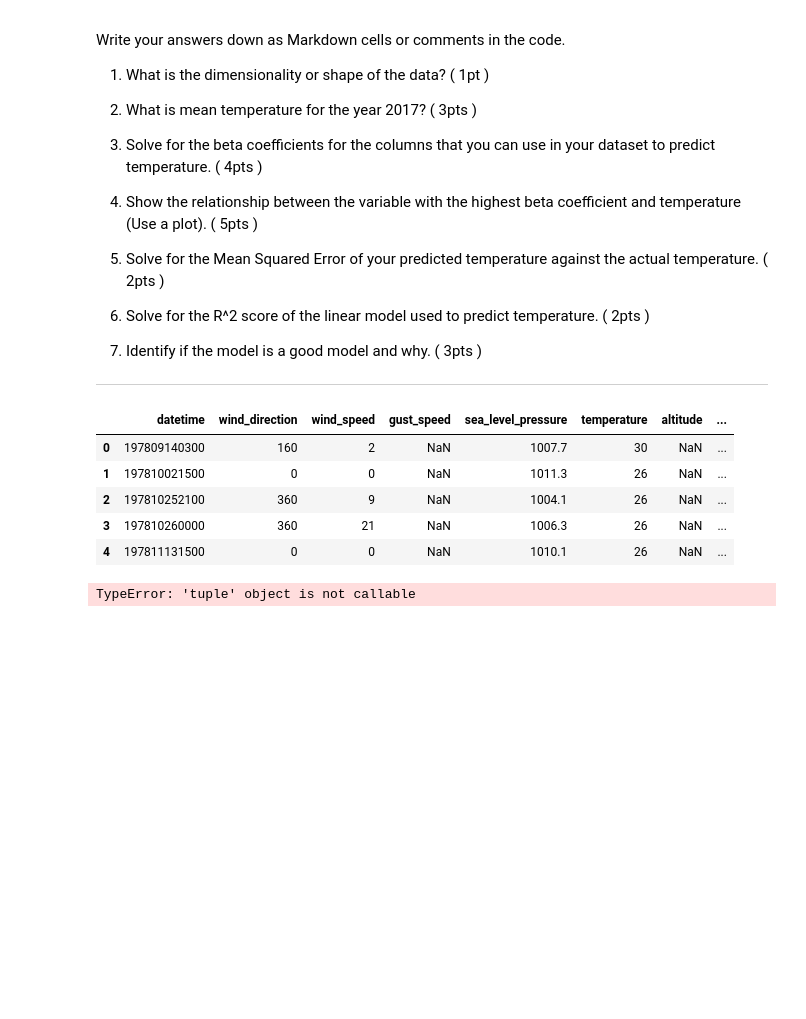
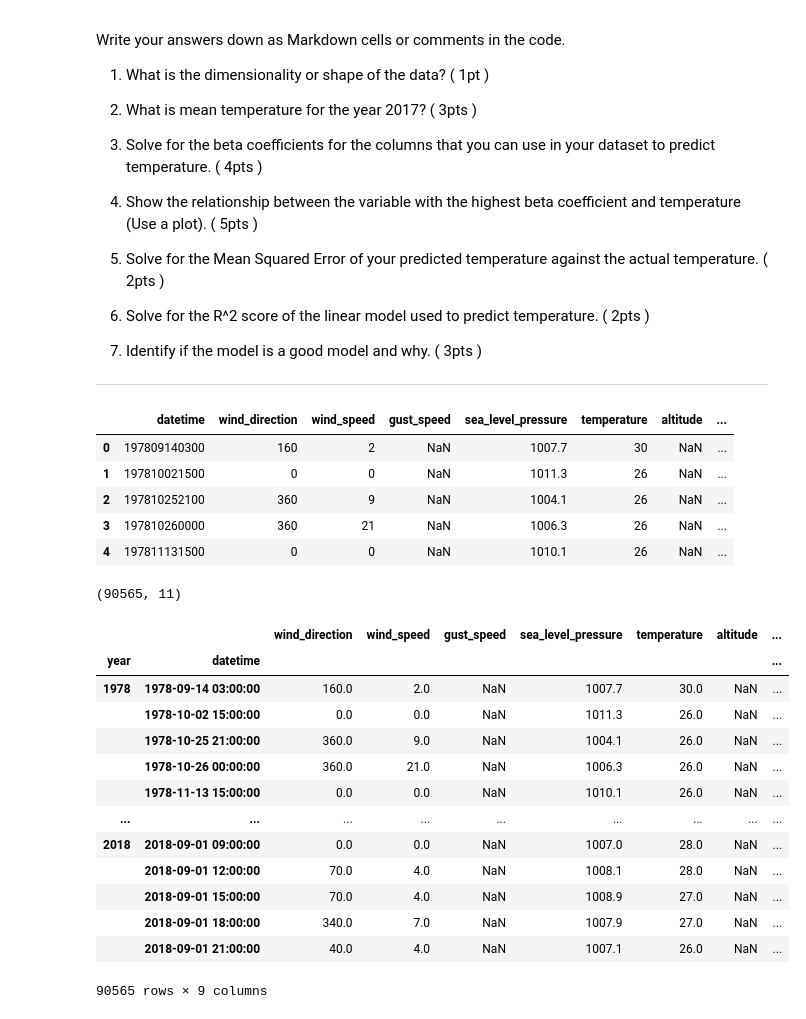
Before and after one commit to jvgcalites/apper-eda, a Jupyter notebook: Notebooks/PS1 - CS129.18.ipynb, the cells around one changed output. Saved outputs shown, nothing was run; the diff lists cells and outputs as text; code cells hidden in the pictures; blank space fills up the shorter version.

```diff
--- a/Notebooks/PS1 - CS129.18.ipynb
+++ b/Notebooks/PS1 - CS129.18.ipynb
@@ -67,6 +67,6 @@ df.head()
 | 3 | 197810260000 | 360 | 21 | NaN | 1006.3 | 26 | NaN | ... |
 | 4 | 197811131500 | 0 | 0 | NaN | 1010.1 | 26 | NaN | ... |
 # %%
-df.shape()
+df.shape
 # %% [output]
-TypeError: 'tuple' object is not callable
+(90565, 11)
@@ -74,0 +79,18 @@ TypeError: 'tuple' object is not callable
+# %%
+yearly_df = df.groupby(['year', 'datetime']).mean()
+yearly_df
+# %% [output]
+|  |  | wind_direction | wind_speed | gust_speed | sea_level_pressure | temperature | altitude | ... |
+| year | datetime |  |  |  |  |  |  | ... |
+| 1978 | 1978-09-14 03:00:00 | 160.0 | 2.0 | NaN | 1007.7 | 30.0 | NaN | ... |
+|  | 1978-10-02 15:00:00 | 0.0 | 0.0 | NaN | 1011.3 | 26.0 | NaN | ... |
+|  | 1978-10-25 21:00:00 | 360.0 | 9.0 | NaN | 1004.1 | 26.0 | NaN | ... |
+|  | 1978-10-26 00:00:00 | 360.0 | 21.0 | NaN | 1006.3 | 26.0 | NaN | ... |
+|  | 1978-11-13 15:00:00 | 0.0 | 0.0 | NaN | 1010.1 | 26.0 | NaN | ... |
+| ... | ... | ... | ... | ... | ... | ... | ... | ... |
+| 2018 | 2018-09-01 09:00:00 | 0.0 | 0.0 | NaN | 1007.0 | 28.0 | NaN | ... |
+|  | 2018-09-01 12:00:00 | 70.0 | 4.0 | NaN | 1008.1 | 28.0 | NaN | ... |
+|  | 2018-09-01 15:00:00 | 70.0 | 4.0 | NaN | 1008.9 | 27.0 | NaN | ... |
+|  | 2018-09-01 18:00:00 | 340.0 | 7.0 | NaN | 1007.9 | 27.0 | NaN | ... |
+|  | 2018-09-01 21:00:00 | 40.0 | 4.0 | NaN | 1007.1 | 26.0 | NaN | ... |
+90565 rows × 9 columns
```
Also changed, not shown: parts of 17 cells of this notebook, 2 other files.
